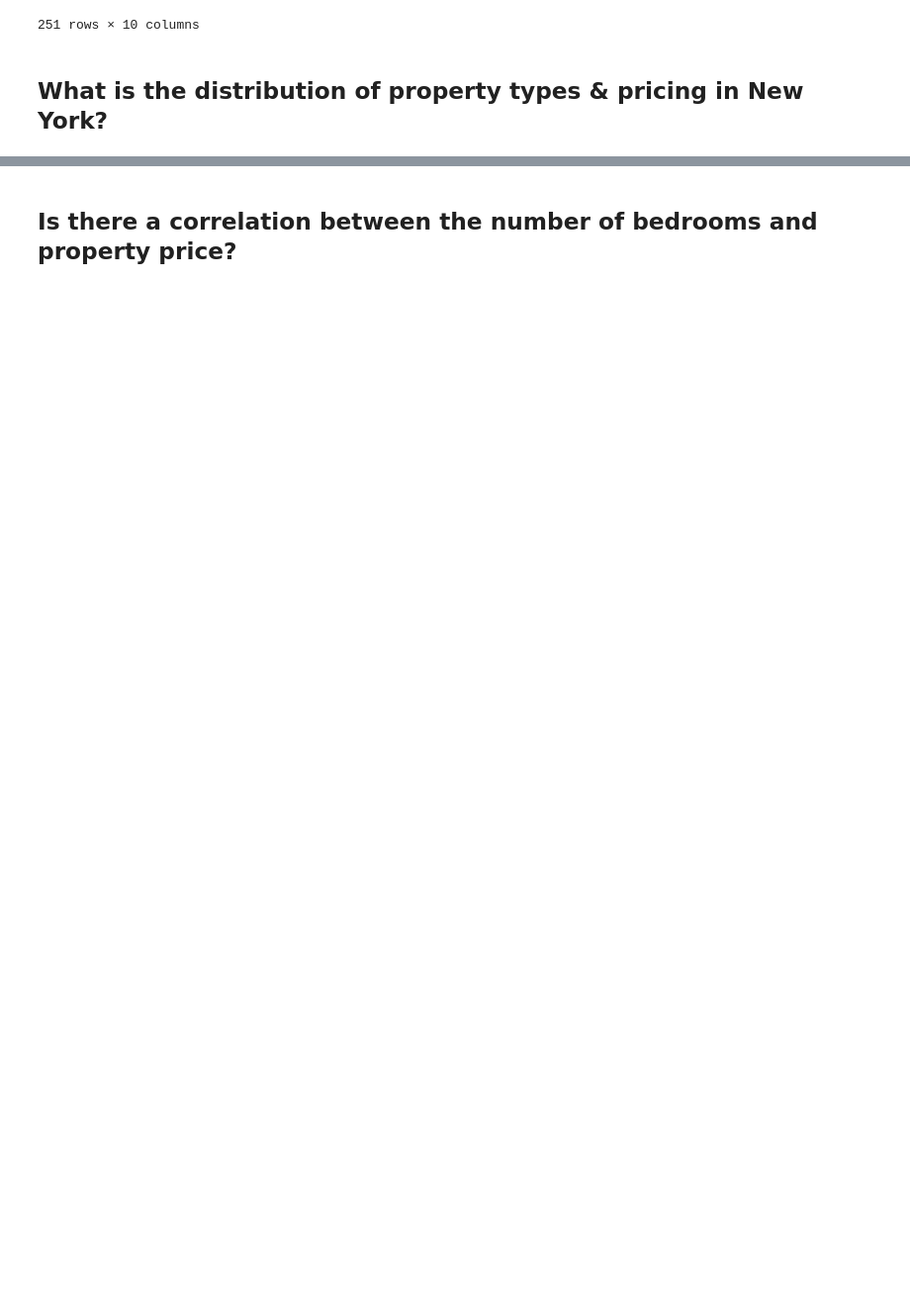
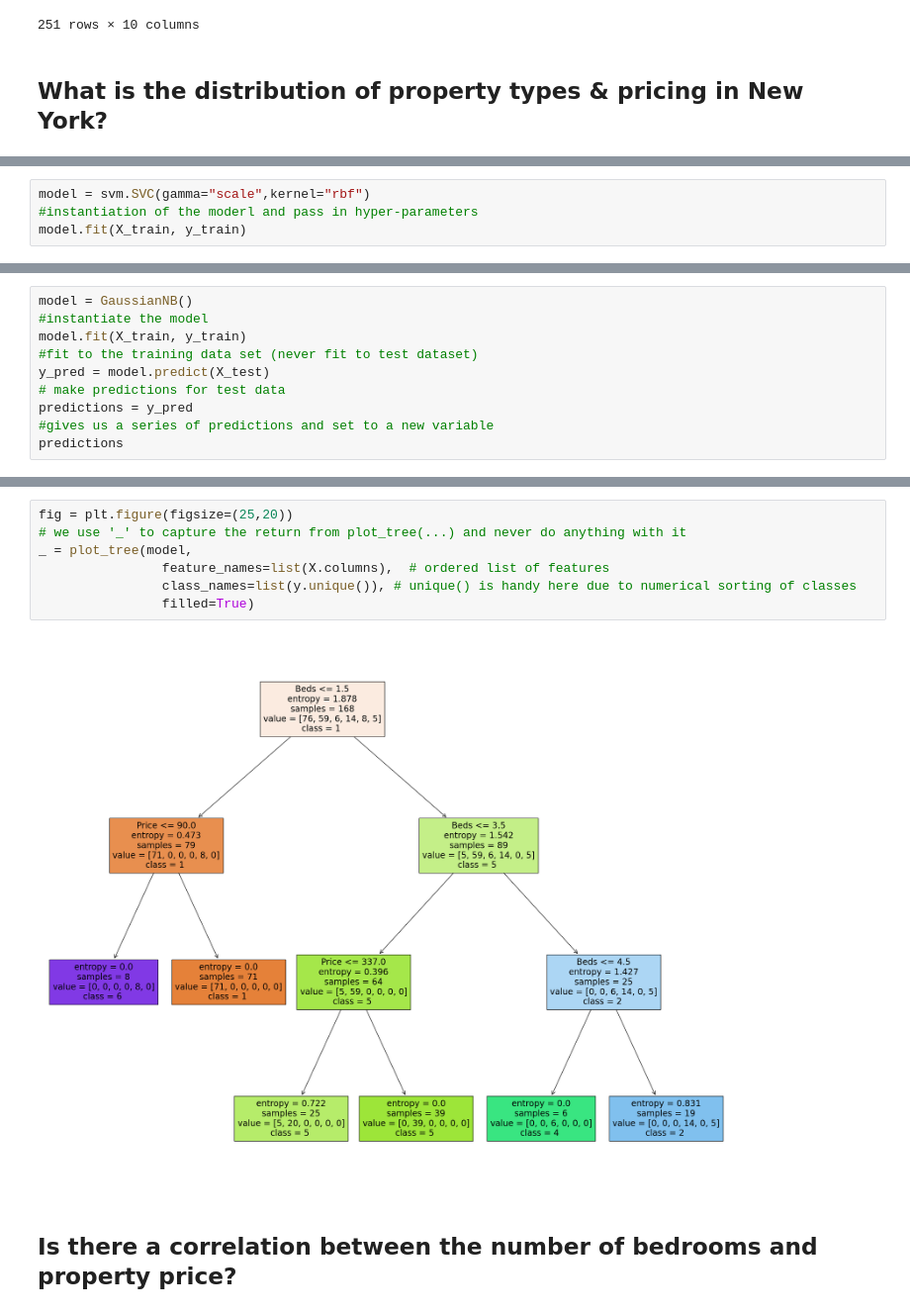
Before and after one commit to AaronSantilli/SI370-Project-1, a Jupyter notebook: project1_casey.ipynb, the cells around one changed output, grey strips where cells are left out. Shown at 99% size. Saved outputs shown, nothing was run; the diff lists cells and outputs as text; blank space fills up the shorter version.

```diff
--- a/project1_casey.ipynb
+++ b/project1_casey.ipynb
@@ -64,0 +123,4 @@ data
+# %%
+model = svm.SVC(gamma="scale",kernel="rbf")
+#instantiation of the moderl and pass in hyper-parameters
+model.fit(X_train, y_train)
@@ -64,0 +178,10 @@ data
+# %%
+model = GaussianNB()
+#instantiate the model
+model.fit(X_train, y_train)
+#fit to the training data set (never fit to test dataset)
+y_pred = model.predict(X_test)
+# make predictions for test data
+predictions = y_pred
+#gives us a series of predictions and set to a new variable
+predictions
@@ -65,2 +276,11 @@ data
+# %%
+fig = plt.figure(figsize=(25,20))
+# we use '_' to capture the return from plot_tree(...) and never do anything with it
+_ = plot_tree(model,
+                feature_names=list(X.columns),  # ordered list of features
+                class_names=list(y.unique()), # unique() is handy here due to numerical sorting of classes
+                filled=True)
+# %% [output]
+[figure, added]
 # %% [markdown]
 ## Is there a correlation between the number of bedrooms and property price?
```
Also changed, not shown: parts of 35 cells of this notebook.
